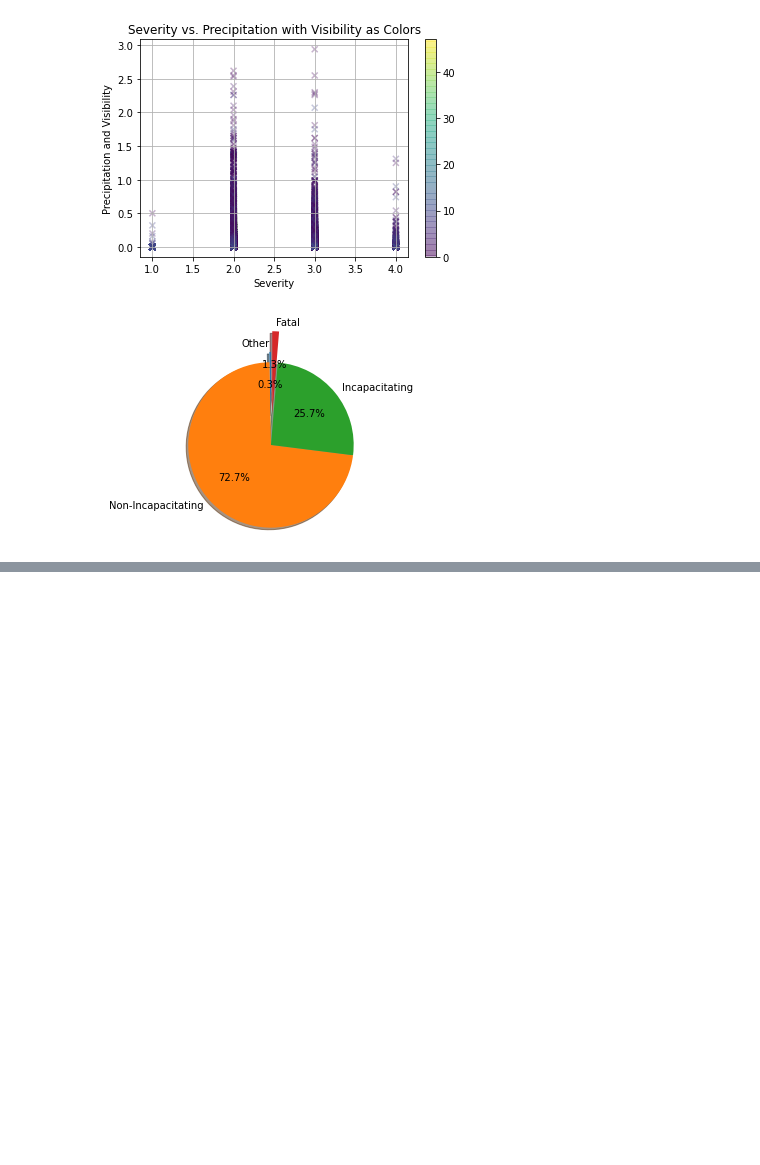
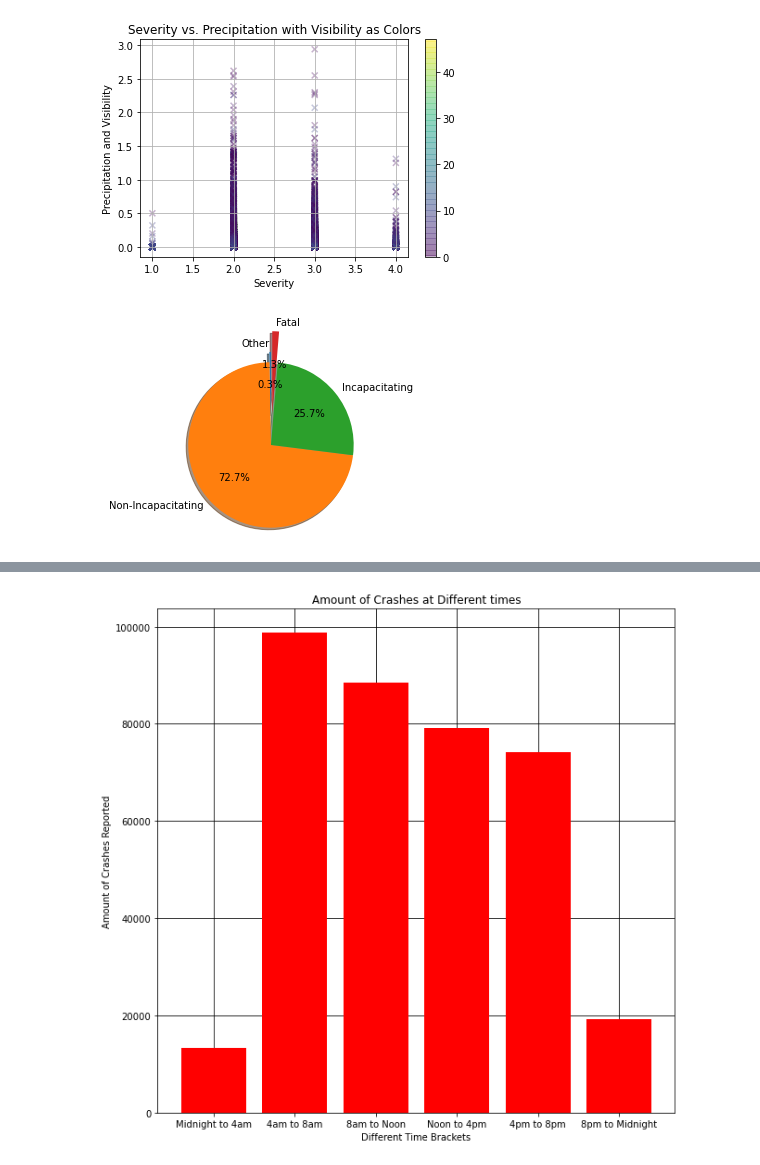
Before and after one commit to bjohnson90/data_science_group_project_1, a Jupyter notebook: final_notebook.ipynb, the cells around one changed output, grey strips where cells are left out. Drawn from its saved outputs; the diff is of its cells as text; code cells hidden in the pictures; blank space fills up the shorter version.

```diff
--- a/final_notebook.ipynb
+++ b/final_notebook.ipynb
@@ -111,0 +155,14 @@ plt.savefig("Severity_pie_chart.png")
+# %%
+hour_groups = ["Midnight to 4am", "4am to 8am", "8am to Noon", "Noon to 4pm","4pm to 8pm", "8pm to Midnight"]
+
+hour_nums = [13309, 98683, 88538, 79150, 74193, 19139]
+plt.figure(figsize=(10,10))
+plt.grid(zorder=0, color="black")
+plt.bar(hour_groups, hour_nums, color="r", align="center", zorder=3)
+plt.title("Amount of Crashes at Different times")
+plt.xlabel("Different Time Brackets")
+plt.ylabel("Amount of Crashes Reported")
+plt.ylim(0, max(hour_nums)+5000)
+plt.savefig("data/BarPlot.png")
+# %% [output]
+[figure, added]
```
Also changed, not shown: parts of 5 cells of this notebook, 4 other files.
